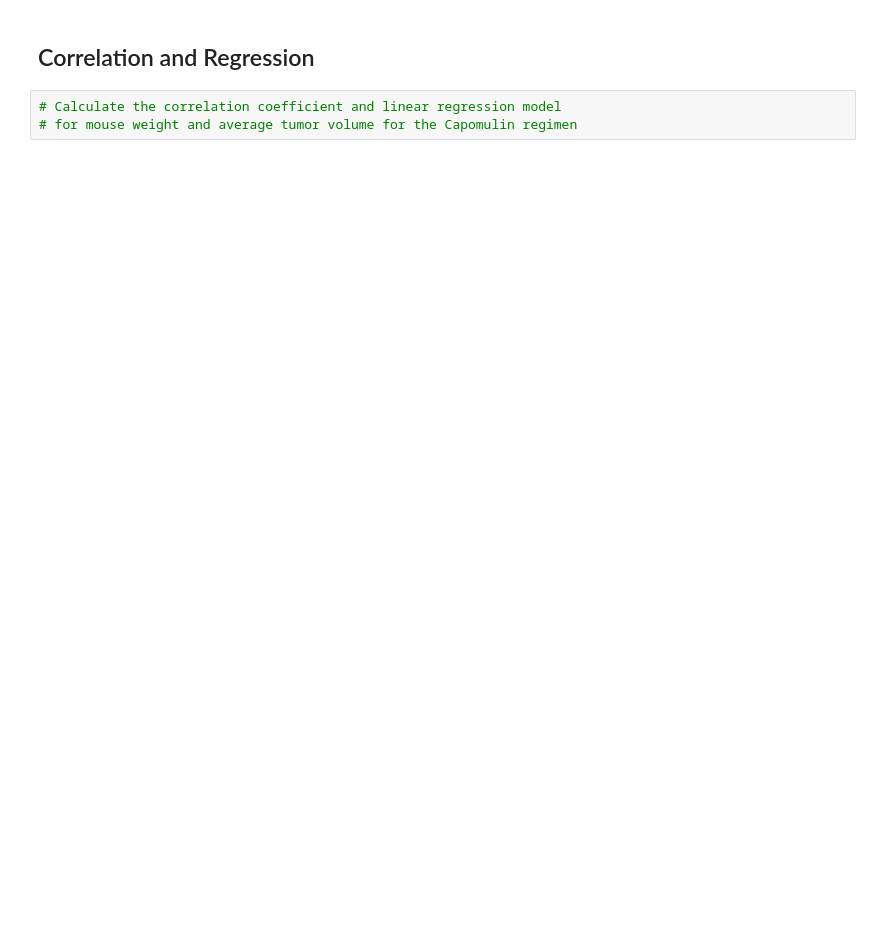
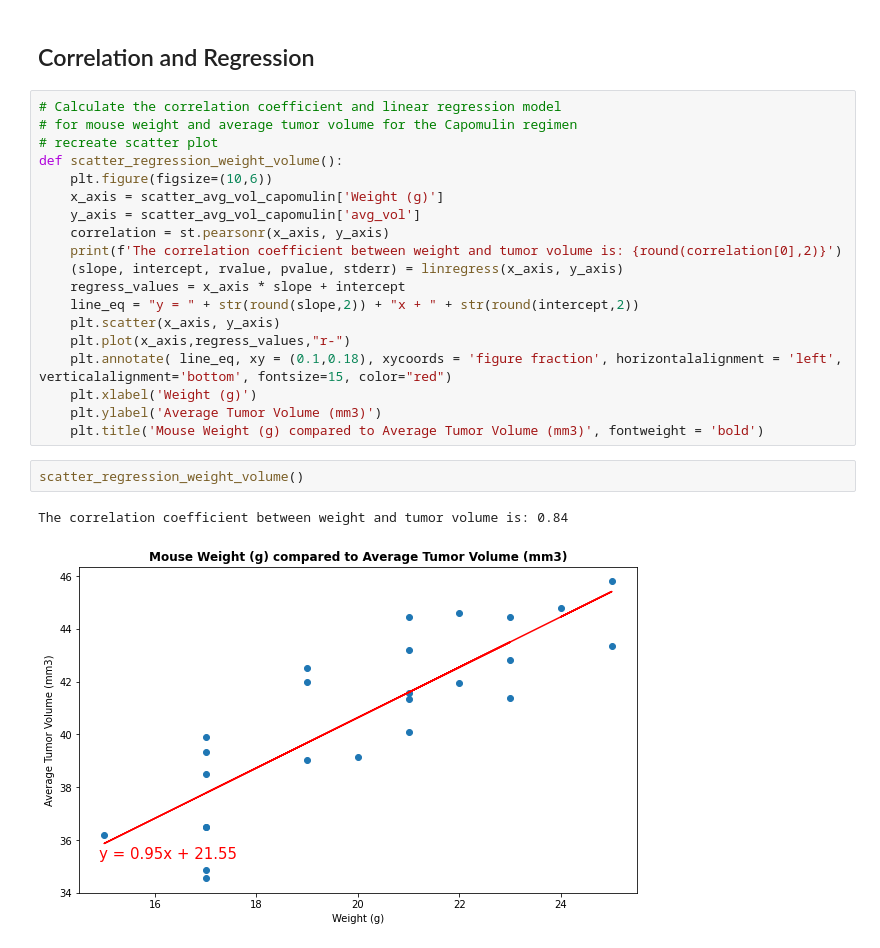
Before and after one commit to EpicTomatoSauce/pymaceuticals, a Jupyter notebook: pymaceuticals_starter.ipynb, the cells around one changed output. Cells and saved outputs as stored; diff of their text form; blank space fills up the shorter version.

```diff
--- a/pymaceuticals_starter.ipynb
+++ b/pymaceuticals_starter.ipynb
@@ -309,5 +361,26 @@ box_plot()
 # %% [markdown]
 ## Correlation and Regression
-# %%
-# Calculate the correlation coefficient and linear regression model
-# for mouse weight and average tumor volume for the Capomulin regimen
+# %%
+# Calculate the correlation coefficient and linear regression model
+# for mouse weight and average tumor volume for the Capomulin regimen
+# recreate scatter plot
+def scatter_regression_weight_volume():
+    plt.figure(figsize=(10,6))
+    x_axis = scatter_avg_vol_capomulin['Weight (g)']
+    y_axis = scatter_avg_vol_capomulin['avg_vol']
+    correlation = st.pearsonr(x_axis, y_axis)
+    print(f'The correlation coefficient between weight and tumor volume is: {round(correlation[0],2)}')
+    (slope, intercept, rvalue, pvalue, stderr) = linregress(x_axis, y_axis)
+    regress_values = x_axis * slope + intercept
+    line_eq = "y = " + str(round(slope,2)) + "x + " + str(round(intercept,2))
+    plt.scatter(x_axis, y_axis)
+    plt.plot(x_axis,regress_values,"r-")
+    plt.annotate( line_eq, xy = (0.1,0.18), xycoords = 'figure fraction', horizontalalignment = 'left', verticalalignment='bottom', fontsize=15, color="red")
+    plt.xlabel('Weight (g)')
+    plt.ylabel('Average Tumor Volume (mm3)')
+    plt.title('Mouse Weight (g) compared to Average Tumor Volume (mm3)', fontweight = 'bold')
+# %%
+scatter_regression_weight_volume()
+# %% [output]
+The correlation coefficient between weight and tumor volume is: 0.84
+[figure, added]
```
Also changed, not shown: parts of 9 cells of this notebook.
